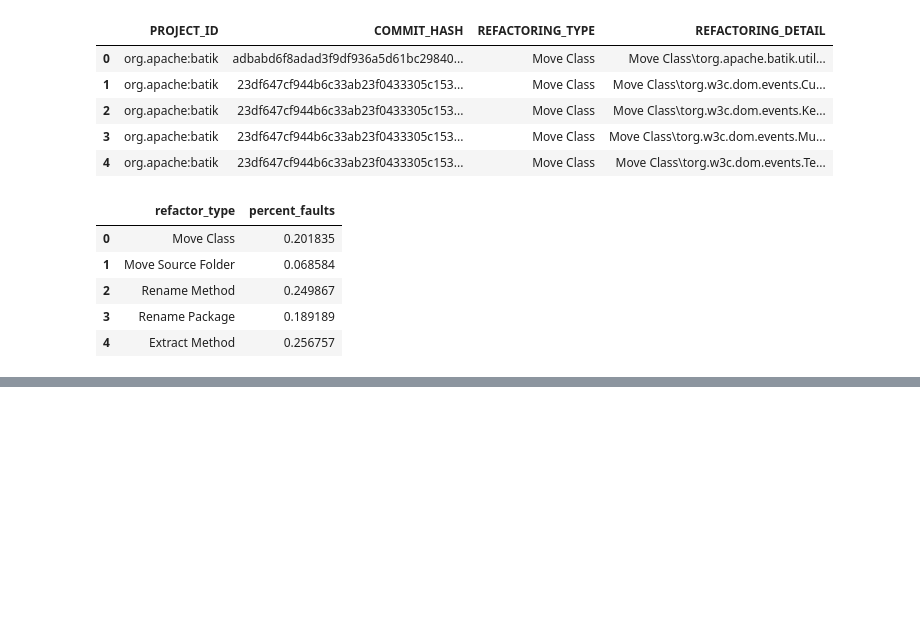
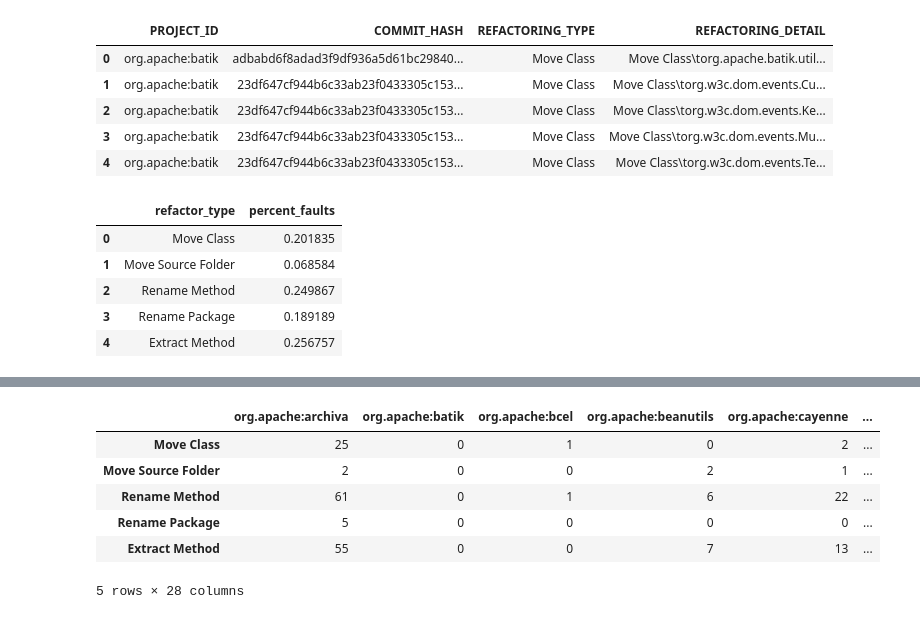
Before and after one commit to danigoju/Technical-Debt-DLMP, a Jupyter notebook: notebooks/refactoring_test.ipynb, the cells around one changed output, grey strips where cells are left out. Saved outputs shown, nothing was run; the diff lists cells and outputs as text; code cells hidden in the pictures; blank space fills up the shorter version.

```diff
--- a/notebooks/refactoring_test.ipynb
+++ b/notebooks/refactoring_test.ipynb
@@ -164,0 +187,19 @@ plt.legend(fontsize=12)
+# %%
+projects_faults = {}
+
+for i in szz_fault_inducing_commits.PROJECT_ID.unique():
+    aux = {}
+    for j in refactoring_miner.REFACTORING_TYPE.unique():
+        faults = len(df[(df.PROJECT_ID==i) & (df.REFACTORING_TYPE==j)]["FAULT_INDUCING_COMMIT_HASH"].unique())
+        aux[j] = faults
+    projects_faults[i] = aux
+
+pd.DataFrame(projects_faults).head()
+# %% [output]
+|  | org.apache:archiva | org.apache:batik | org.apache:bcel | org.apache:beanutils | org.apache:cayenne | ... |
+| Move Class | 25 | 0 | 1 | 0 | 2 | ... |
+| Move Source Folder | 2 | 0 | 0 | 2 | 1 | ... |
+| Rename Method | 61 | 0 | 1 | 6 | 22 | ... |
+| Rename Package | 5 | 0 | 0 | 0 | 0 | ... |
+| Extract Method | 55 | 0 | 0 | 7 | 13 | ... |
+5 rows × 28 columns
```
Also changed, not shown: parts of 7 cells of this notebook.
